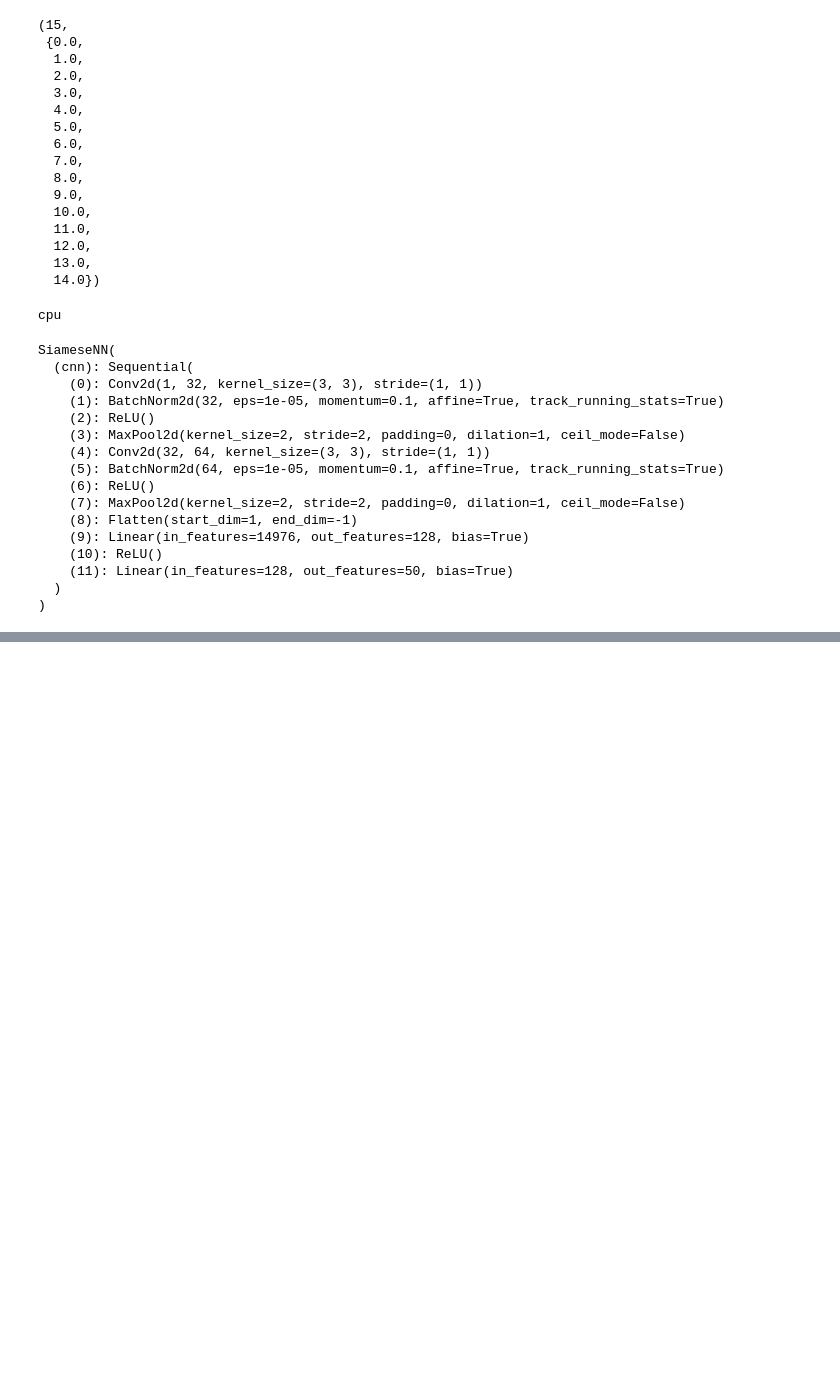
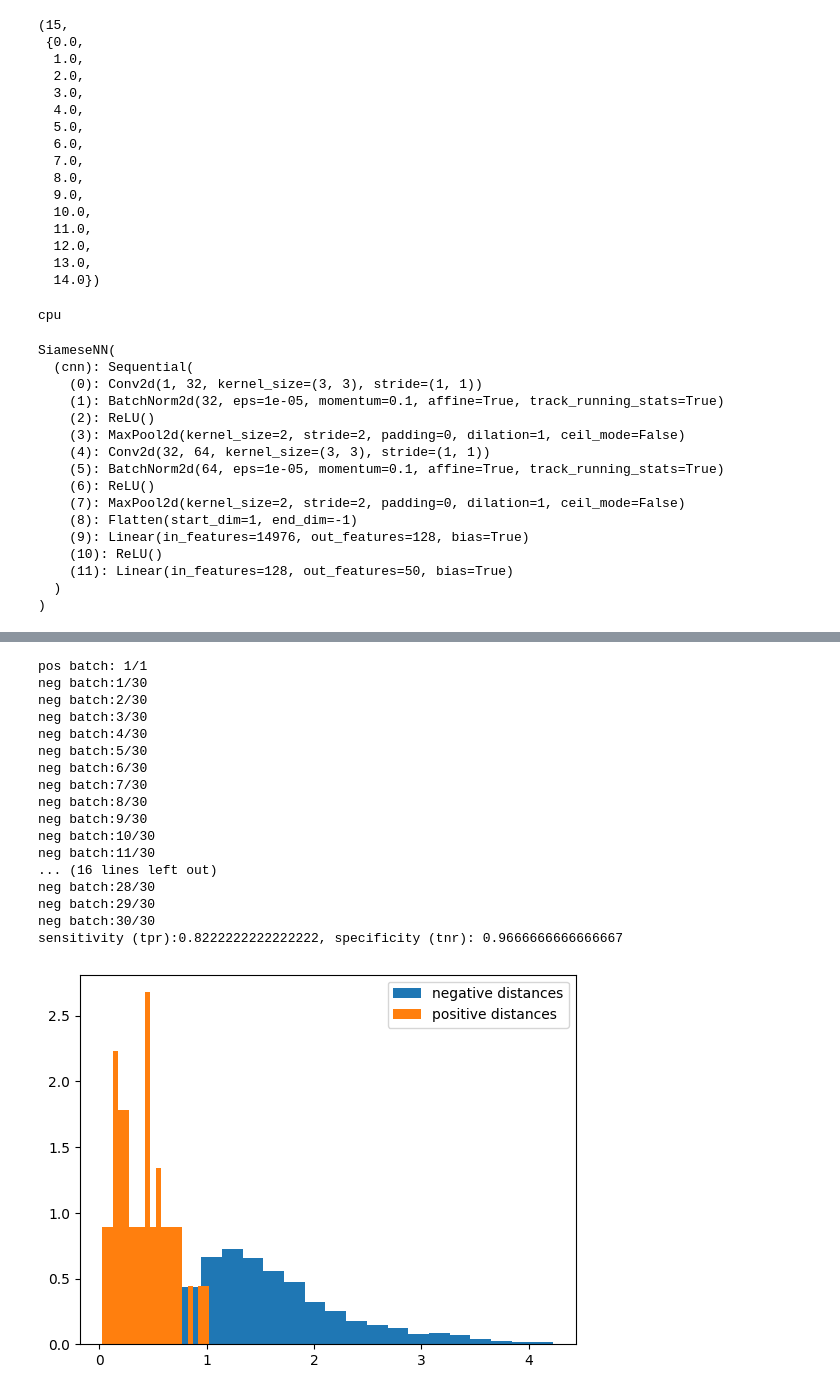
Before and after one commit to selimunal/Pytorch, a Jupyter notebook: facialrecognition.ipynb, the cells around one changed output, grey strips where cells are left out. Cells and saved outputs as stored; diff of their text form; code cells hidden in the pictures; blank space fills up the shorter version.

```diff
--- a/facialrecognition.ipynb
+++ b/facialrecognition.ipynb
@@ -600,0 +761,21 @@ plt.show()
+# %%
+get_test_accuracy(0.65)
+# %% [output]
+pos batch: 1/1
+neg batch:1/30
+neg batch:2/30
+neg batch:3/30
+neg batch:4/30
+neg batch:5/30
+neg batch:6/30
+neg batch:7/30
+neg batch:8/30
+neg batch:9/30
+neg batch:10/30
+neg batch:11/30
+... (16 lines left out)
+neg batch:28/30
+neg batch:29/30
+neg batch:30/30
+sensitivity (tpr):0.8222222222222222, specificity (tnr): 0.9666666666666667
+[figure, added]
```
Also changed, not shown: parts of 13 cells of this notebook.
